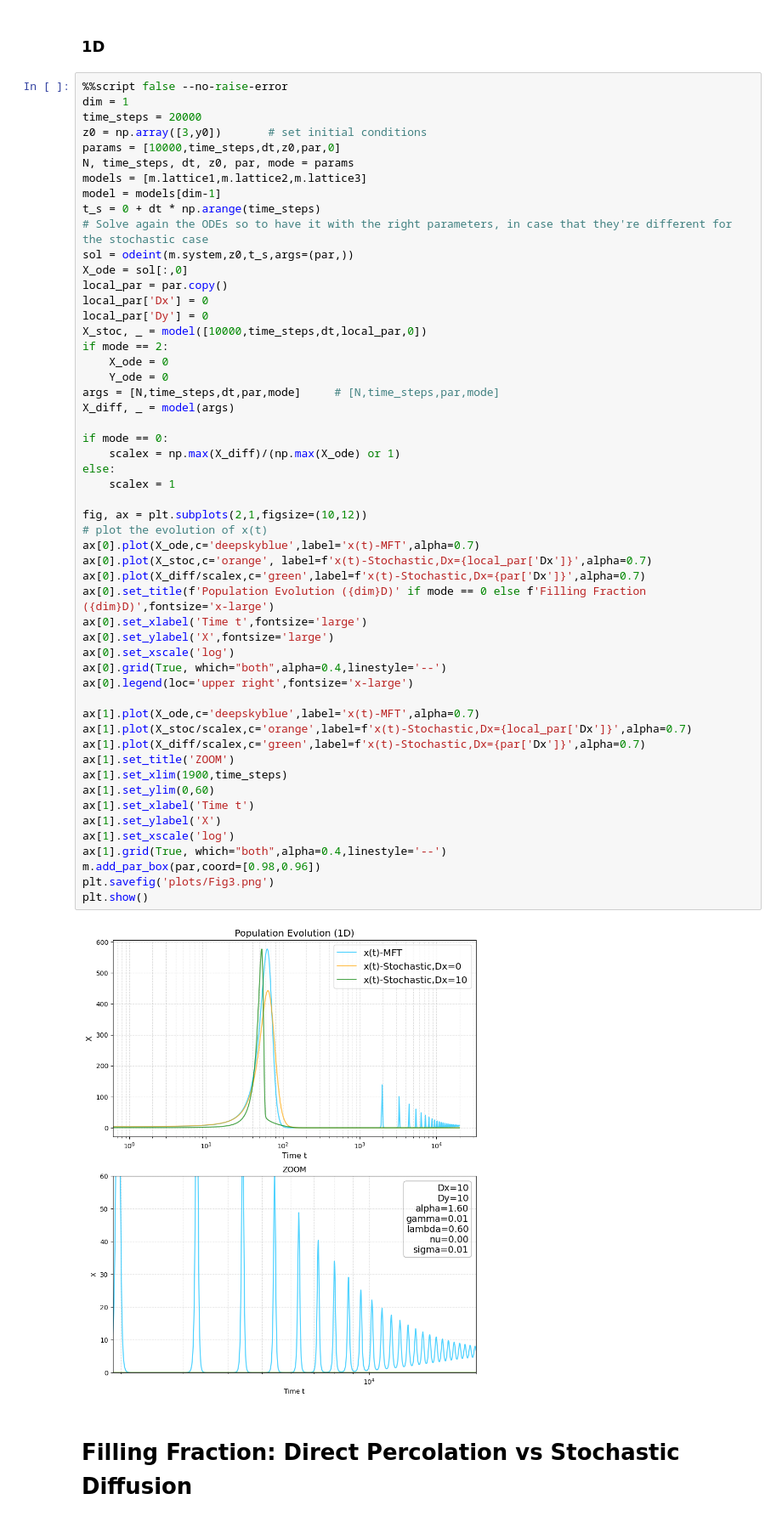
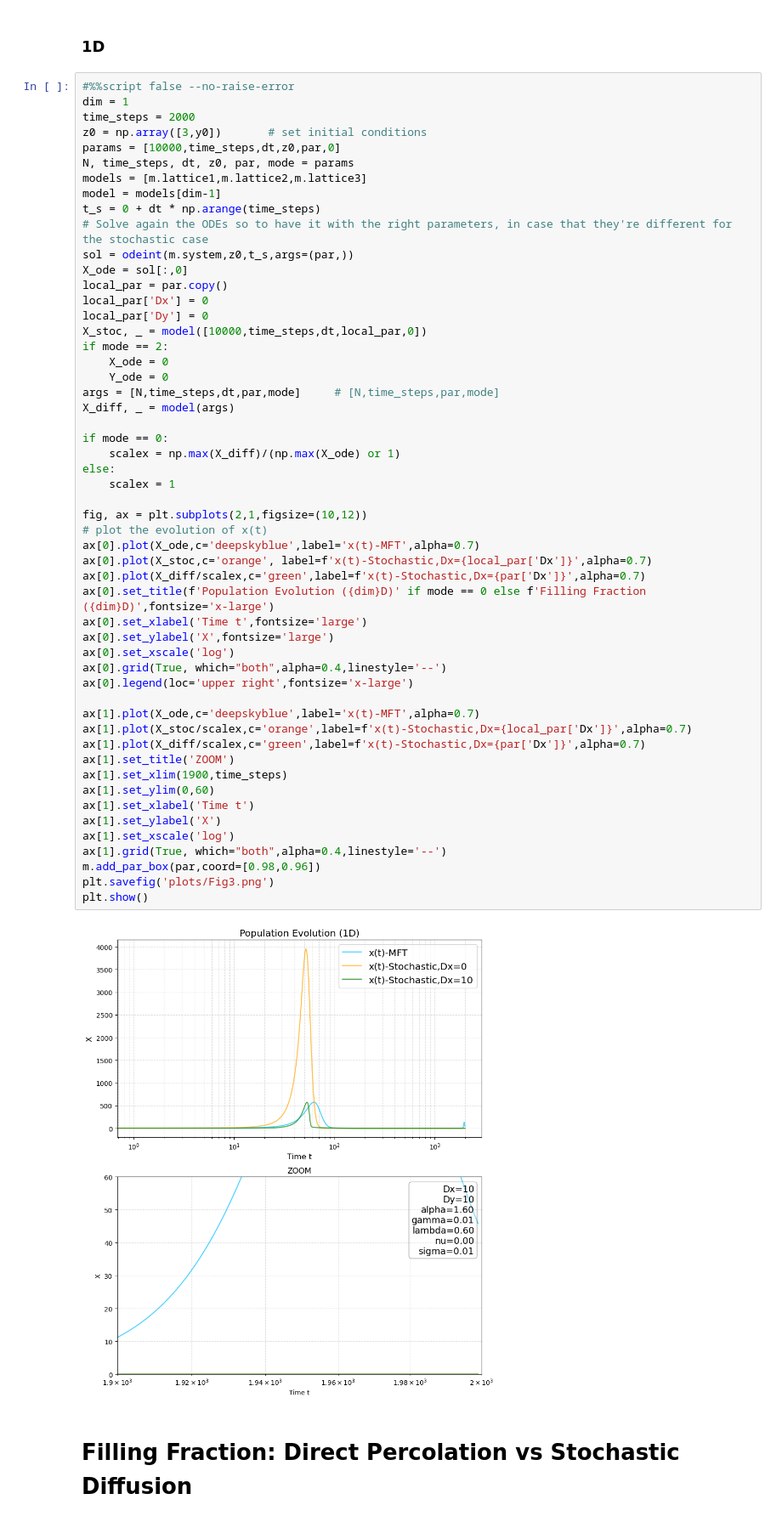
Before and after one commit to pietromalagoli/PCS, a Jupyter notebook: project.ipynb, the cells around one changed output. Shown at 85% size. Saved outputs shown, nothing was run; the diff lists cells and outputs as text.

```diff
--- a/project.ipynb
+++ b/project.ipynb
@@ -299,9 +367,9 @@ The attractor (x*,y*) is a stable spiral (negative discriminant -> damped oscill
 # %% [markdown]
 ### 1D
 # %%
-%%script false --no-raise-error
+#%%script false --no-raise-error
 dim = 1
-time_steps = 20000
+time_steps = 2000
 z0 = np.array([3,y0])       # set initial conditions
 params = [10000,time_steps,dt,z0,par,0]
 N, time_steps, dt, z0, par, mode = params
@@ -325,34 +393,34 @@ if mode == 0:
     scalex = np.max(X_diff)/(np.max(X_ode) or 1)
 else:
     scalex = 1
 
 fig, ax = plt.subplots(2,1,figsize=(10,12))
 # plot the evolution of x(t)
 ax[0].plot(X_ode,c='deepskyblue',label='x(t)-MFT',alpha=0.7)
 ax[0].plot(X_stoc,c='orange', label=f'x(t)-Stochastic,Dx={local_par['Dx']}',alpha=0.7)
 ax[0].plot(X_diff/scalex,c='green',label=f'x(t)-Stochastic,Dx={par['Dx']}',alpha=0.7)
 ax[0].set_title(f'Population Evolution ({dim}D)' if mode == 0 else f'Filling Fraction ({dim}D)',fontsize='x-large')
 ax[0].set_xlabel('Time t',fontsize='large')
 ax[0].set_ylabel('X',fontsize='large')
 ax[0].set_xscale('log')
 ax[0].grid(True, which="both",alpha=0.4,linestyle='--')
 ax[0].legend(loc='upper right',fontsize='x-large')
 
 ax[1].plot(X_ode,c='deepskyblue',label='x(t)-MFT',alpha=0.7)
 ax[1].plot(X_stoc/scalex,c='orange',label=f'x(t)-Stochastic,Dx={local_par['Dx']}',alpha=0.7)
 ax[1].plot(X_diff/scalex,c='green',label=f'x(t)-Stochastic,Dx={par['Dx']}',alpha=0.7)
 ax[1].set_title('ZOOM')
 ax[1].set_xlim(1900,time_steps)
 ax[1].set_ylim(0,60)
 ax[1].set_xlabel('Time t')
 ax[1].set_ylabel('X')
 ax[1].set_xscale('log')
 ax[1].grid(True, which="both",alpha=0.4,linestyle='--')
 m.add_par_box(par,coord=[0.98,0.96])
 plt.savefig('plots/Fig3.png')
 plt.show()
 # %% [output]
-[figure, old version]
+[figure, new version]
 # %% [markdown]
 # Filling Fraction: Direct Percolation vs Stochastic Diffusion
 # %%
```
Also changed, not shown: parts of 25 cells of this notebook, 8 other files.
